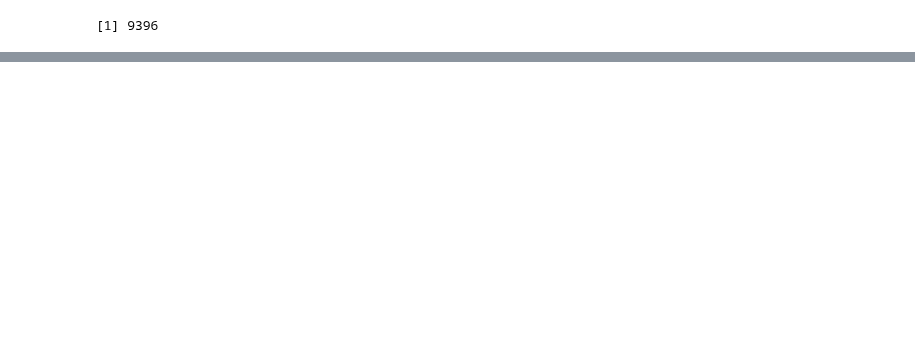
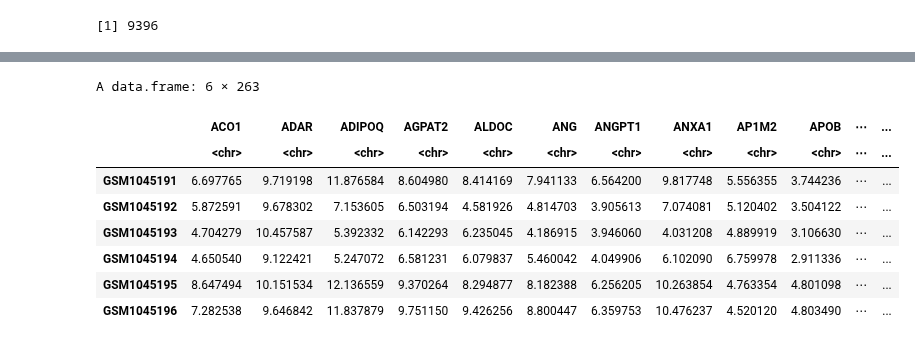
Before and after one commit to ramyap06/KongLab-ImmuneMLSurvivalAnalysis, a Jupyter notebook: src/deg_analysis.ipynb, the cells around one changed output, grey strips where cells are left out. Saved outputs shown, nothing was run; the diff lists cells and outputs as text; code cells hidden in the pictures; blank space fills up the shorter version.

Commit message:
finished univariate cox regression

```diff
--- a/src/deg_analysis.ipynb
+++ b/src/deg_analysis.ipynb
@@ -4,8 +4,8 @@ library(limma)
 library(jsonlite)
 # %%
 # load .rds saved datasets into variables
-expr <- readRDS("../datasets/expression_matrix_train.rds")
-clinical <- readRDS("../datasets/clinical_metadata_train.rds")
+expr <- readRDS("../datasets/rds_files/expression_matrix_train.rds")
+clinical <- readRDS("../datasets/rds_files/clinical_metadata_train.rds")
 
 head(expr)
 dim(expr)
@@ -178,5 +178,9 @@ for (i in seq_len(nrow(immune_data))) {
 
 # flatten into a single unique vector containing a list of all immune genes
 immune_genes <- unique(unlist(immune_genes))
+
+# manually add 8 genes from the signature to the dataset
+signature_genes <- c("TSLP", "BIRC5", "S100B", "MDK", "S100P", "RARRES3", "BLNK", "ACO1")
+immune_genes <- unique(c(immune_genes, signature_genes))
 length(immune_genes)
 # %% [output]
@@ -200,9 +204,9 @@ length(immune_deg_genes)
 length(tumor_tf_deg_genes)
 
 # filter dataframe to only include separate immune & tumor tf genes
-deg_genes <- deg_genes[deg_genes$gene_symbol %in% immune_deg_genes, ]
-deg_genes <- deg_genes[deg_genes$gene_symbol %in% tumor_tf_deg_genes, ]
+immune_deg_genes <- deg_genes[deg_genes$gene_symbol %in% immune_deg_genes, ]
+tumor_tf_deg_genes <- deg_genes[deg_genes$gene_symbol %in% tumor_tf_deg_genes, ]
 
-dim(deg_genes)
-dim(deg_genes)
+dim(immune_deg_genes)
+dim(tumor_tf_deg_genes)
 # %% [output]
@@ -213,11 +217,9 @@ dim(deg_genes)
 # %%
 # filter expression matrix to only contain DEGs
-expr_test <- expr[expr$gene_symbol %in% deg_genes$gene_symbol, ]
+filtered_expr <- expr[expr$gene_symbol %in% immune_deg_genes$gene_symbol, ]
 
-# check if the 8 genes from the signature are present
-signature_genes <- c("TSLP", "BIRC5", "S100B", "MDK", "S100P", "RARRES3", "BLNK", "ACO1")
-
-all(signature_genes %in% expr$gene_symbol)
-dim(expr_test)
+all(signature_genes %in% filtered_expr$gene_symbol)
+dim(filtered_expr)
+head(filtered_expr)
 # %% [output]
 [1] TRUE
@@ -225,2 +236,21 @@ dim(expr_test)
+# %%
+# transpose expr for cox regression models
+expr_transposed <- as.data.frame(t(filtered_expr))
+
+# remove gene_symbol row and set as colnames
+colnames(expr_transposed) <- filtered_expr$gene_symbol
+expr_transposed <- expr_transposed[-1, ]
+
+head(expr_transposed)
+# %% [output]
+A data.frame: 6 × 263
+|  | ACO1 | ADAR | ADIPOQ | AGPAT2 | ALDOC | ANG | ANGPT1 | ANXA1 | AP1M2 | APOB | ⋯ | ... |
+|  | <chr> | <chr> | <chr> | <chr> | <chr> | <chr> | <chr> | <chr> | <chr> | <chr> | ⋯ | ... |
+| GSM1045191 | 6.697765 | 9.719198 | 11.876584 | 8.604980 | 8.414169 | 7.941133 | 6.564200 | 9.817748 | 5.556355 | 3.744236 | ⋯ | ... |
+| GSM1045192 | 5.872591 | 9.678302 | 7.153605 | 6.503194 | 4.581926 | 4.814703 | 3.905613 | 7.074081 | 5.120402 | 3.504122 | ⋯ | ... |
+| GSM1045193 | 4.704279 | 10.457587 | 5.392332 | 6.142293 | 6.235045 | 4.186915 | 3.946060 | 4.031208 | 4.889919 | 3.106630 | ⋯ | ... |
+| GSM1045194 | 4.650540 | 9.122421 | 5.247072 | 6.581231 | 6.079837 | 5.460042 | 4.049906 | 6.102090 | 6.759978 | 2.911336 | ⋯ | ... |
+| GSM1045195 | 8.647494 | 10.151534 | 12.136559 | 9.370264 | 8.294877 | 8.182388 | 6.256205 | 10.263854 | 4.763354 | 4.801098 | ⋯ | ... |
+| GSM1045196 | 7.282538 | 9.646842 | 11.837879 | 9.751150 | 9.426256 | 8.800447 | 6.359753 | 10.476237 | 4.520120 | 4.803490 | ⋯ | ... |
 # %%
 # create datasets directory if it doesn't exist
```
Also changed, not shown: parts of 4 cells of this notebook, 11 other files.
